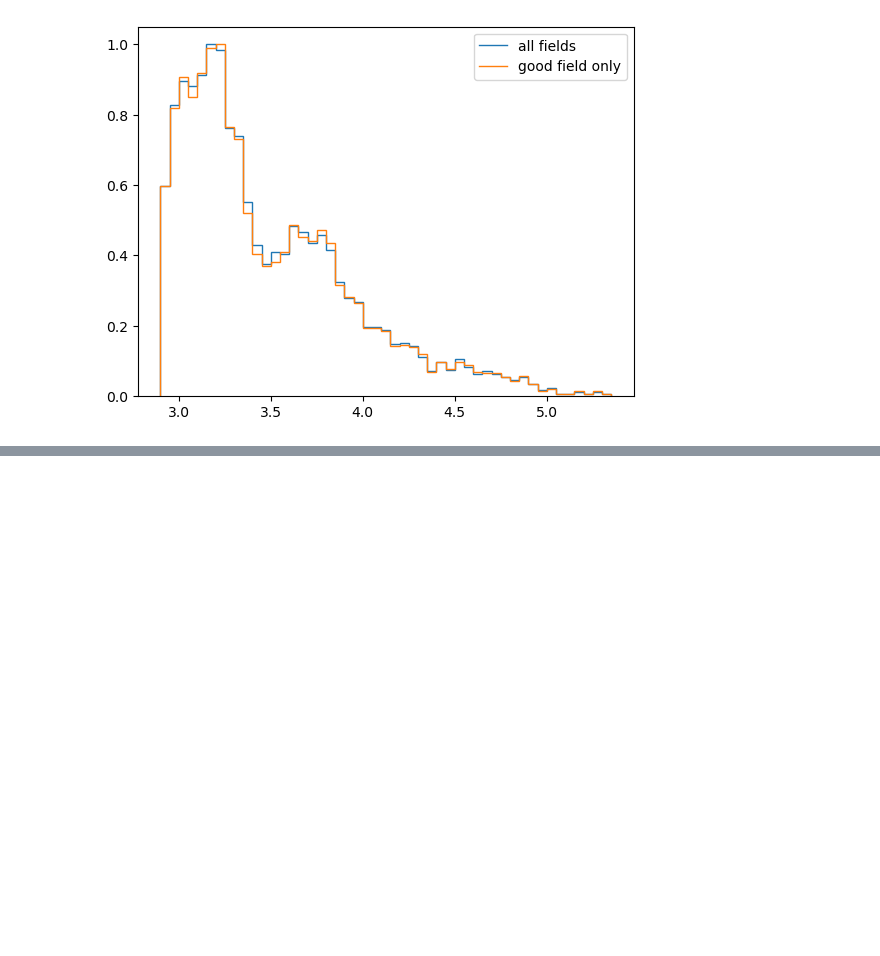
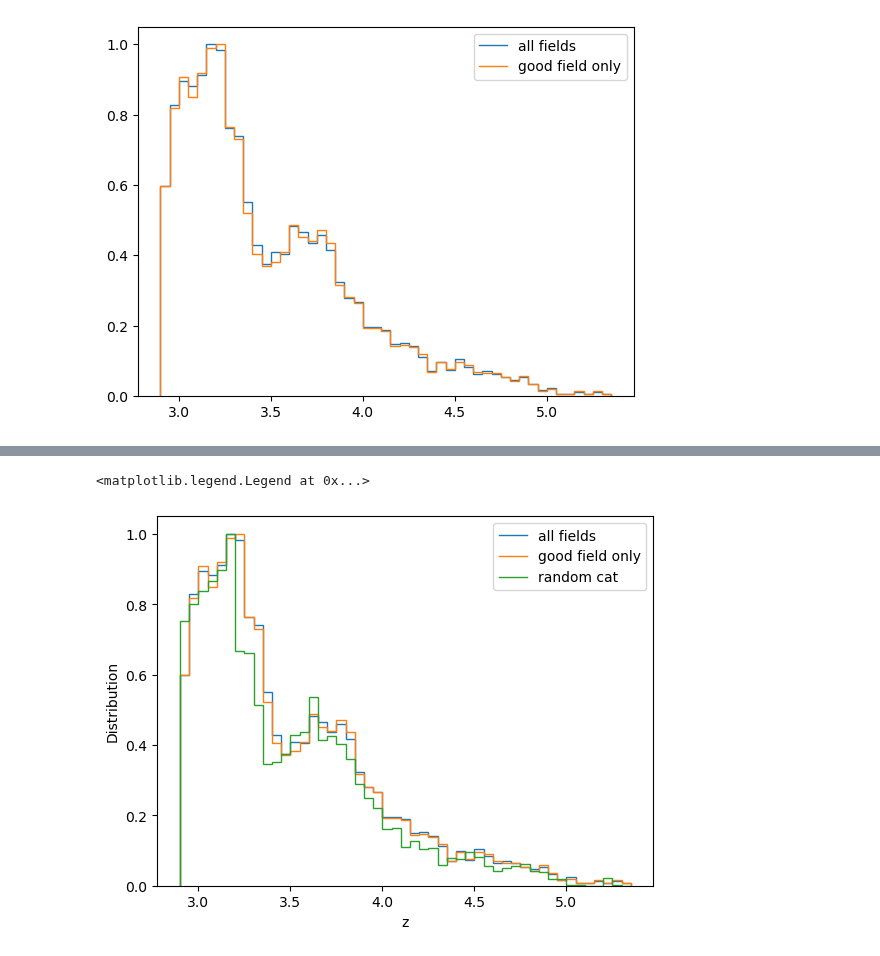
Before and after one commit to VibinRam/DP2, a Jupyter notebook: Codes/Clustering_analysis/Shen_SDSS_reproduce.ipynb, the cells around one changed output, grey strips where cells are left out. Cells and saved outputs as stored; diff of their text form; code cells hidden in the pictures; blank space fills up the shorter version.

```diff
--- a/Codes/Clustering_analysis/Shen_SDSS_reproduce.ipynb
+++ b/Codes/Clustering_analysis/Shen_SDSS_reproduce.ipynb
@@ -211,0 +143,21 @@ log_bin = [round(pow(10,i * 0.1 + np.log10(2.244)),3) for i in range(0,22)]
+# %%
+bins = [2.901 + i*0.05 for i in range(50)]
+hist, edges = np.histogram(red_col_shen, bins=bins)
+hist_good, edges_good = np.histogram(red_col_shen_good, bins=bins)
+
+hist_rand, edges_rand = np.histogram(rand_red_col_shen, bins=bins)
+
+#print(edges)
+hist = hist/np.max(hist)
+hist_good = hist_good/np.max(hist_good)
+hist_rand = hist_rand/np.max(hist_rand)
+
+plt.stairs(hist, edges, label="all fields")
+plt.stairs(hist_good, edges, label="good field only")
+plt.stairs(hist_rand, edges, label="random cat")
+plt.xlabel('z')
+plt.ylabel('Distribution')
+plt.legend()
+# %% [output]
+<matplotlib.legend.Legend at 0x...>
+[figure, added]
```
Also changed, not shown: parts of 26 cells of this notebook, 18 other files.
